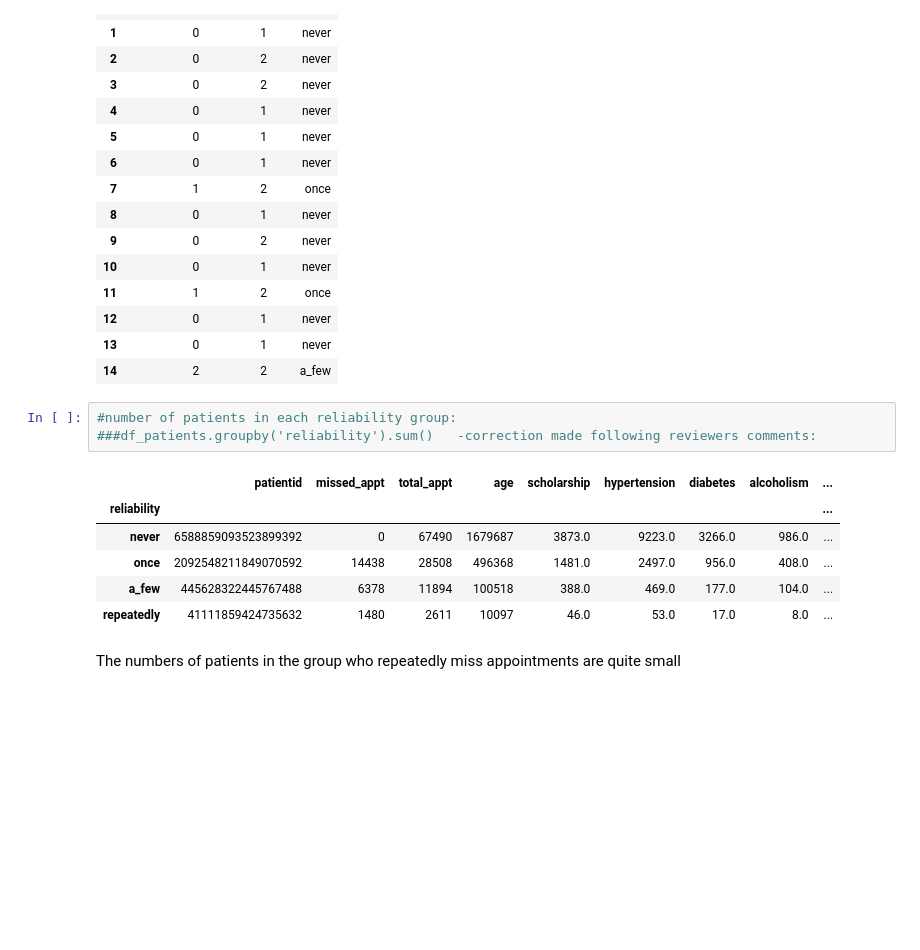
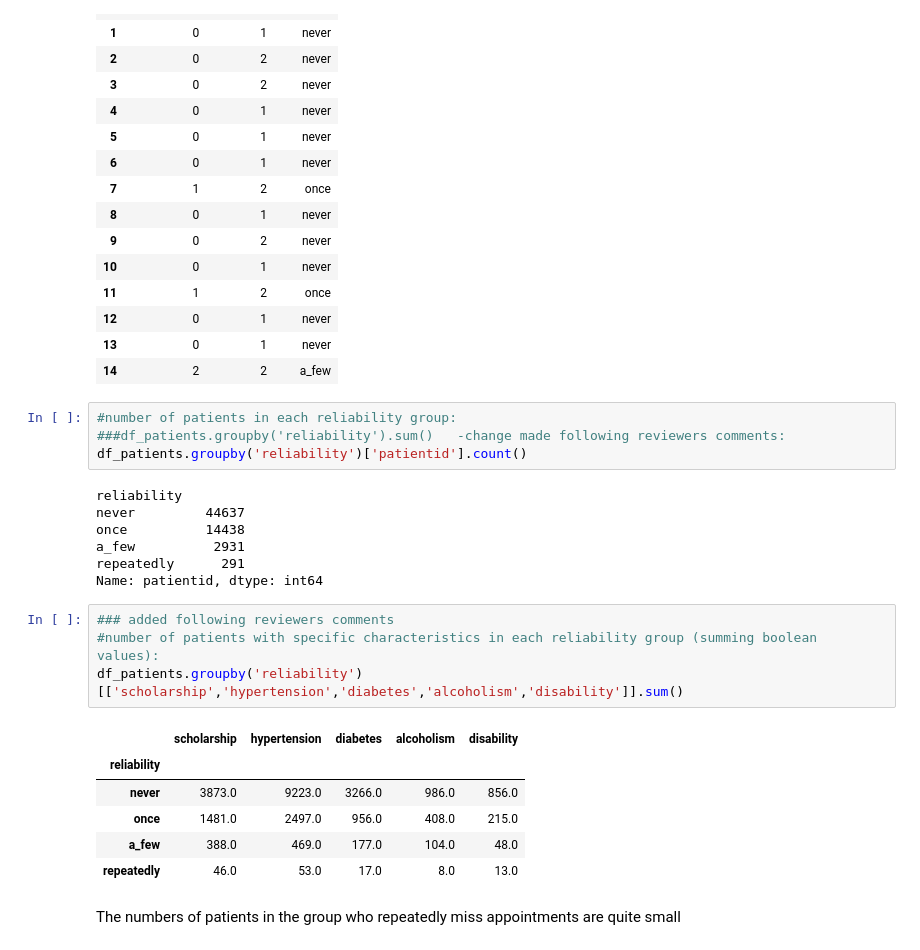
Before and after one commit to PierreHentges/DAND, a Jupyter notebook: t1p3/dand-project-investigate-a-dataset_final.ipynb, the cells around one changed output. Saved outputs shown, nothing was run; the diff lists cells and outputs as text; blank space fills up the shorter version.

```diff
--- a/t1p3/dand-project-investigate-a-dataset_final.ipynb
+++ b/t1p3/dand-project-investigate-a-dataset_final.ipynb
@@ -1255,14 +1357,26 @@ df_patients[['missed_appt','total_appt', 'reliability']].head(15) #verifying the
 | 14 | 2 | 2 | a_few |
 # %%
 #number of patients in each reliability group:
-###df_patients.groupby('reliability').sum()   -correction made following reviewers comments:
+###df_patients.groupby('reliability').sum()   -change made following reviewers comments:
+df_patients.groupby('reliability')['patientid'].count()
 # %% [output]
-|  | patientid | missed_appt | total_appt | age | scholarship | hypertension | diabetes | alcoholism | ... |
-| reliability |  |  |  |  |  |  |  |  | ... |
-| never | 6588859093523899392 | 0 | 67490 | 1679687 | 3873.0 | 9223.0 | 3266.0 | 986.0 | ... |
-| once | 2092548211849070592 | 14438 | 28508 | 496368 | 1481.0 | 2497.0 | 956.0 | 408.0 | ... |
-| a_few | 445628322445767488 | 6378 | 11894 | 100518 | 388.0 | 469.0 | 177.0 | 104.0 | ... |
-| repeatedly | 41111859424735632 | 1480 | 2611 | 10097 | 46.0 | 53.0 | 17.0 | 8.0 | ... |
+reliability
+never         44637
+once          14438
+a_few          2931
+repeatedly      291
+Name: patientid, dtype: int64
+# %%
+### added following reviewers comments
+#number of patients with specific characteristics in each reliability group (summing boolean values):
+df_patients.groupby('reliability')[['scholarship','hypertension','diabetes','alcoholism','disability']].sum()
+# %% [output]
+|  | scholarship | hypertension | diabetes | alcoholism | disability |
+| reliability |  |  |  |  |  |
+| never | 3873.0 | 9223.0 | 3266.0 | 986.0 | 856.0 |
+| once | 1481.0 | 2497.0 | 956.0 | 408.0 | 215.0 |
+| a_few | 388.0 | 469.0 | 177.0 | 104.0 | 48.0 |
+| repeatedly | 46.0 | 53.0 | 17.0 | 8.0 | 13.0 |
 # %% [markdown]
 The numbers of patients in the group who repeatedly miss appointments are quite small
 # %%
```
Also changed, not shown: parts of 30 cells of this notebook, 10 other files.
